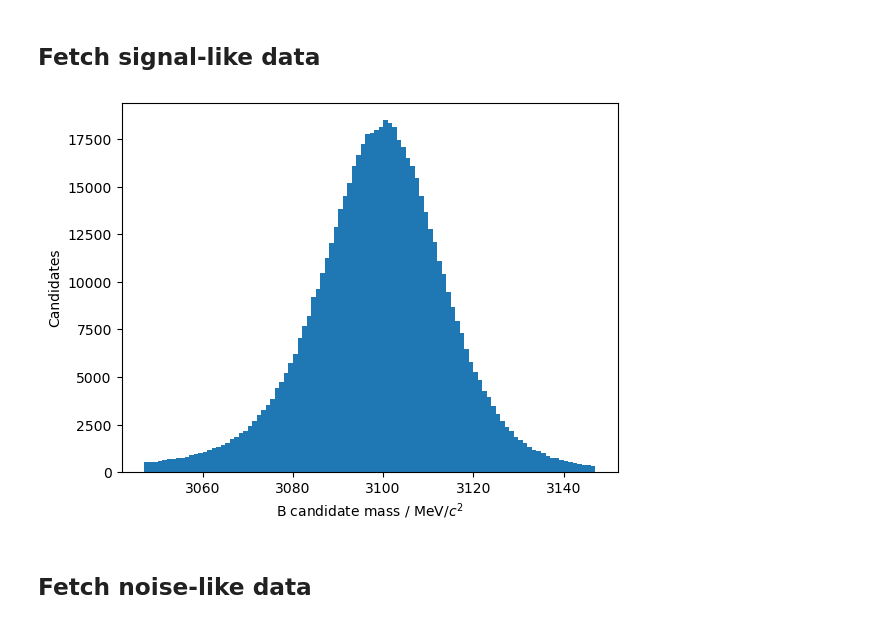
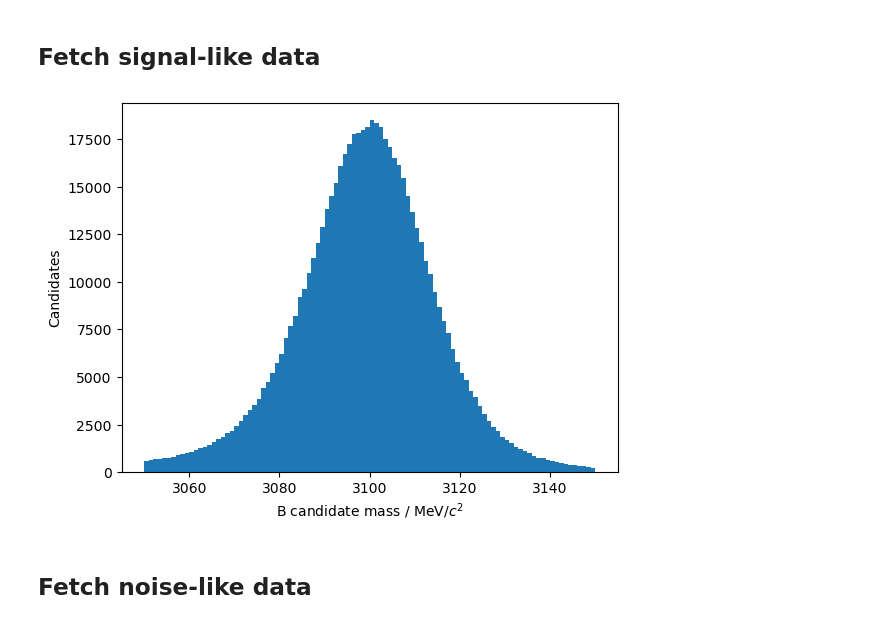
Before and after one commit to kamil-magom/kamil-sahrid-y3-cycle1-lab, a Jupyter notebook: kamil/workbook.ipynb, the cells around one changed output. Saved outputs shown, nothing was run; the diff lists cells and outputs as text; code cells hidden in the pictures.

```diff
--- a/kamil/workbook.ipynb
+++ b/kamil/workbook.ipynb
@@ -70,18 +70,18 @@ plt.show()
 # %%
 #name this as our data for the future
 dimuon_mass = data_2011['dimuon-system invariant mass']
 b_mass = data_2011['B invariant mass']
 
 #signal like data
-signal_like = data_2011[(abs(dimuon_mass - 3097) < 50)]
+signal_like = data_2011[(abs(dimuon_mass - 3100) < 50)]
 
 
 plt.hist(signal_like['dimuon-system invariant mass'], bins=100)
 plt.xlabel(r'B candidate mass / MeV/$c^2$')
 plt.ylabel(r'Candidates')
 plt.show()
 # %% [output]
-[figure, old version]
+[figure, new version]
 # %% [markdown]
 ## Fetch noise-like data
 # %%
```
Also changed, not shown: parts of 1 cell of this notebook, 1 other file.
